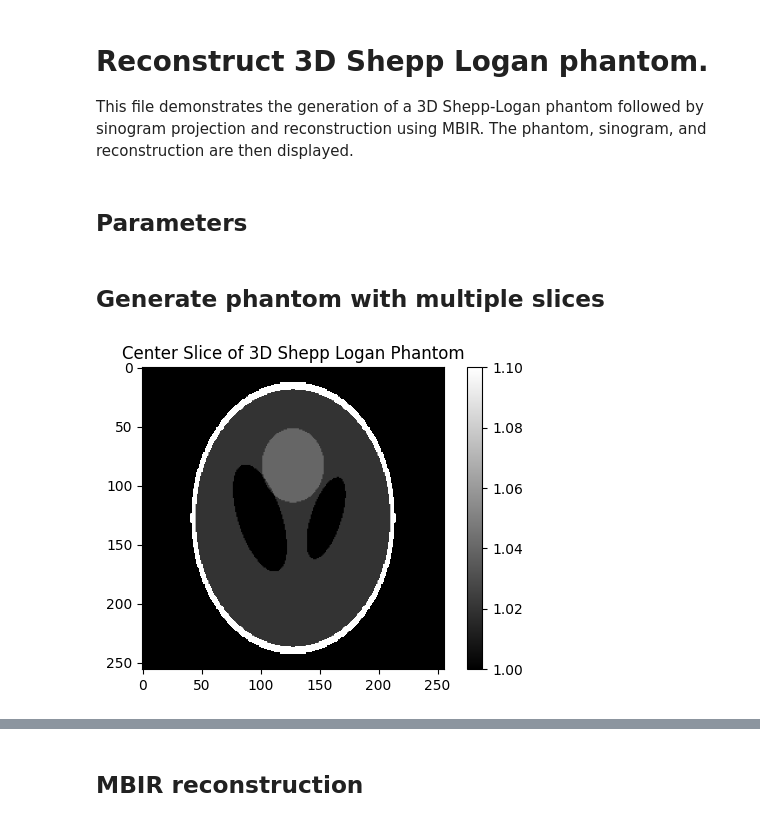
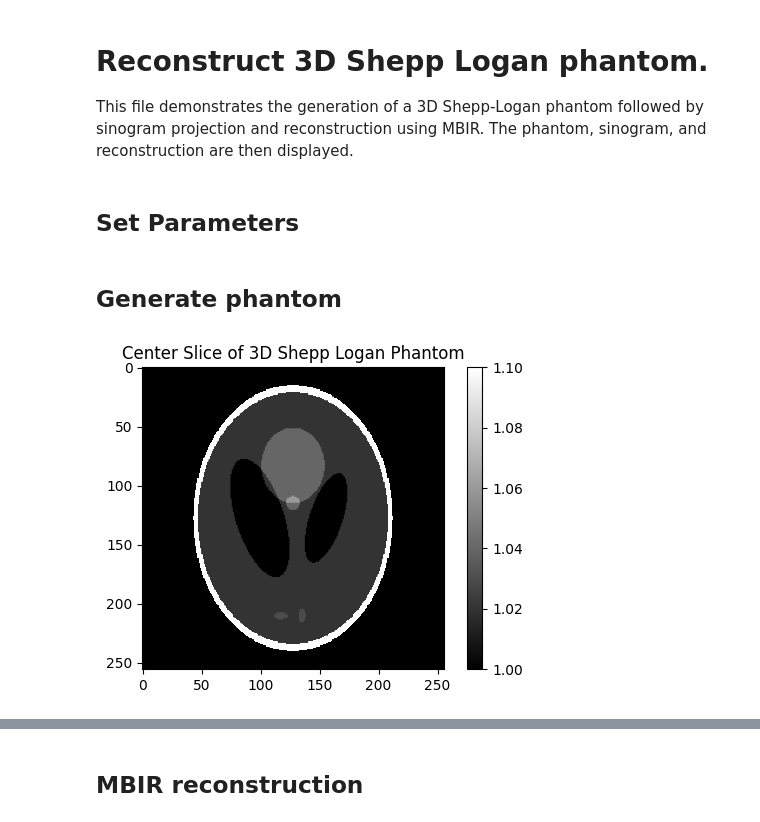
Before and after one commit to cabouman/svmbir, a Jupyter notebook: docs/source/ipynb/demo_3D_shepp_logan.ipynb, the cells around one changed output, grey strips where cells are left out. Saved outputs shown, nothing was run; the diff lists cells and outputs as text; code cells hidden in the pictures.

Commit message:
Clean up 3D shepp logan jupyter notebook.

```diff
--- a/docs/source/ipynb/demo_3D_shepp_logan.ipynb
+++ b/docs/source/ipynb/demo_3D_shepp_logan.ipynb
@@ -26,14 +26,14 @@ def plot_image(img, title=None, vmin=None, vmax=None):
     plt.show()
     plt.close()
 # %% [markdown]
-##  Parameters
+##  Set Parameters
 # %%
 # Simulated image parameters
 num_rows = 256
 num_cols = num_rows
 center_slice = 16
-num_slices = 2*center_slice
-
+num_slices = 2*center_slice+1
+display_slice = 12
 # Simulated sinogram parameters
 num_views = 144
 
@@ -46,13 +46,13 @@ snr_db = 40.0
 # Generate array of view angles form -180 to 180 degs
 angles = np.linspace(-np.pi/2.0, np.pi/2.0, num_views, endpoint=False)
 # %% [markdown]
-## Generate phantom with multiple slices
+## Generate phantom
 # %%
 phantom = svmbir.phantom.gen_shepp_logan_3d(num_rows,num_cols,num_slices)
 mpl.rcParams['figure.dpi'] = 100
-plot_image(phantom[center_slice-3], title='Center Slice of 3D Shepp Logan Phantom',vmin=1., vmax=1.1)
+plot_image(phantom[display_slice], title='Center Slice of 3D Shepp Logan Phantom',vmin=1., vmax=1.1)
 # %% [output]
-[figure, old version]
+[figure, new version]
 # %%
 mpl.rcParams['figure.dpi'] = 300
 
```
Also changed, not shown: parts of 5 cells of this notebook.
